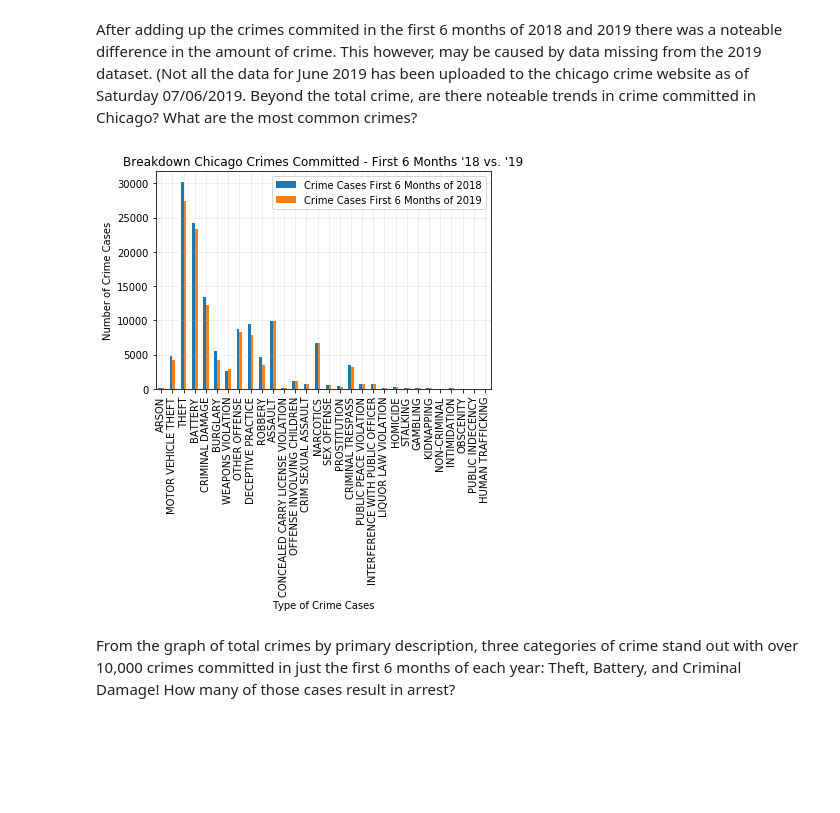
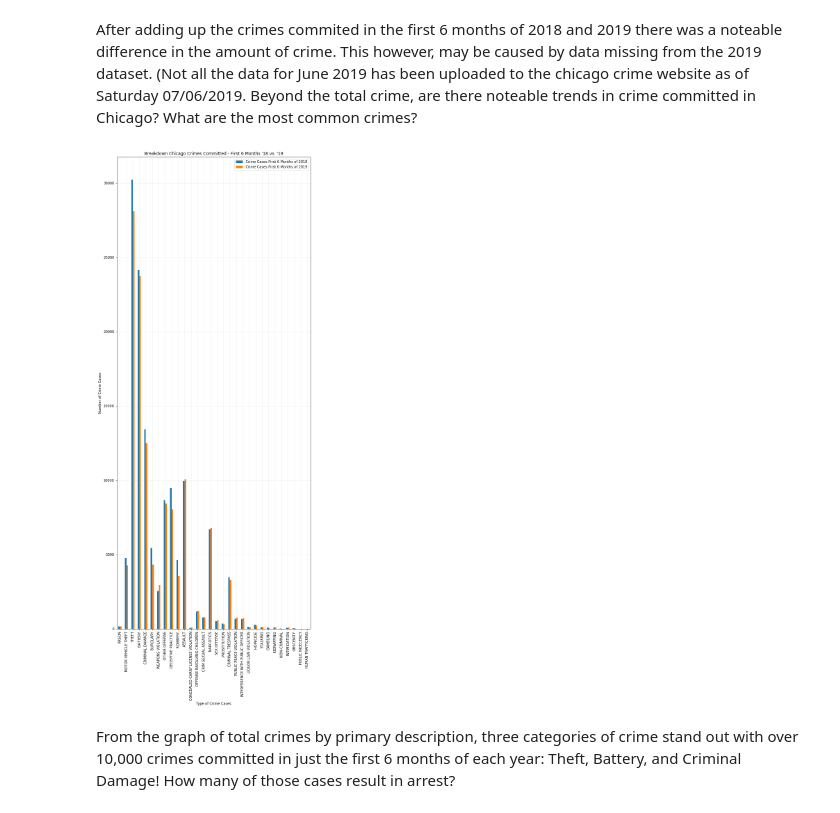
Before and after one commit to ELLowe/20190622_Group_1, a Jupyter notebook: esther_main.ipynb, the cells around one changed output. Saved outputs shown, nothing was run; the diff lists cells and outputs as text; code cells hidden in the pictures; blank space fills up the shorter version.

```diff
--- a/esther_main.ipynb
+++ b/esther_main.ipynb
@@ -397,21 +398,23 @@ After adding up the crimes commited in the first 6 months of 2018 and 2019 there
 # %%
 # Breakdown of crimes by type for first 6 months:
 
 ax = abt6mo_df.plot.bar(rot=90)
 # Incorporate the other graph properties
 plt.title("Breakdown Chicago Crimes Committed - First 6 Months '18 vs. '19")
 plt.ylabel("Number of Crime Cases")
 plt.xlabel("Type of Crime Cases")
 plt.grid(alpha = 0.25)
 plt.xticks(rotation=90)
+fig = plt.gcf()
+fig.set_size_inches(10, 25)
 
 # Save the figure
-plt.savefig("Resources/Breakdown of Chicago Crimes Committed in First Six Months 2018 vs 2019.png")
+#plt.savefig("Images/Breakdown of Chicago Crimes Committed in First Six Months 2018 vs 2019.png")
 
 # Show plot
 plt.show()
 # %% [output]
-[figure, old version]
+[figure, new version]
 # %% [markdown]
 From the graph of total crimes by primary description, three categories of crime stand out with over 10,000 crimes committed in just the first 6 months of each year: Theft, Battery, and Criminal Damage! How many of those cases result in arrest?
 # %%
```
Also changed, not shown: parts of 38 cells of this notebook, 34 other files.
